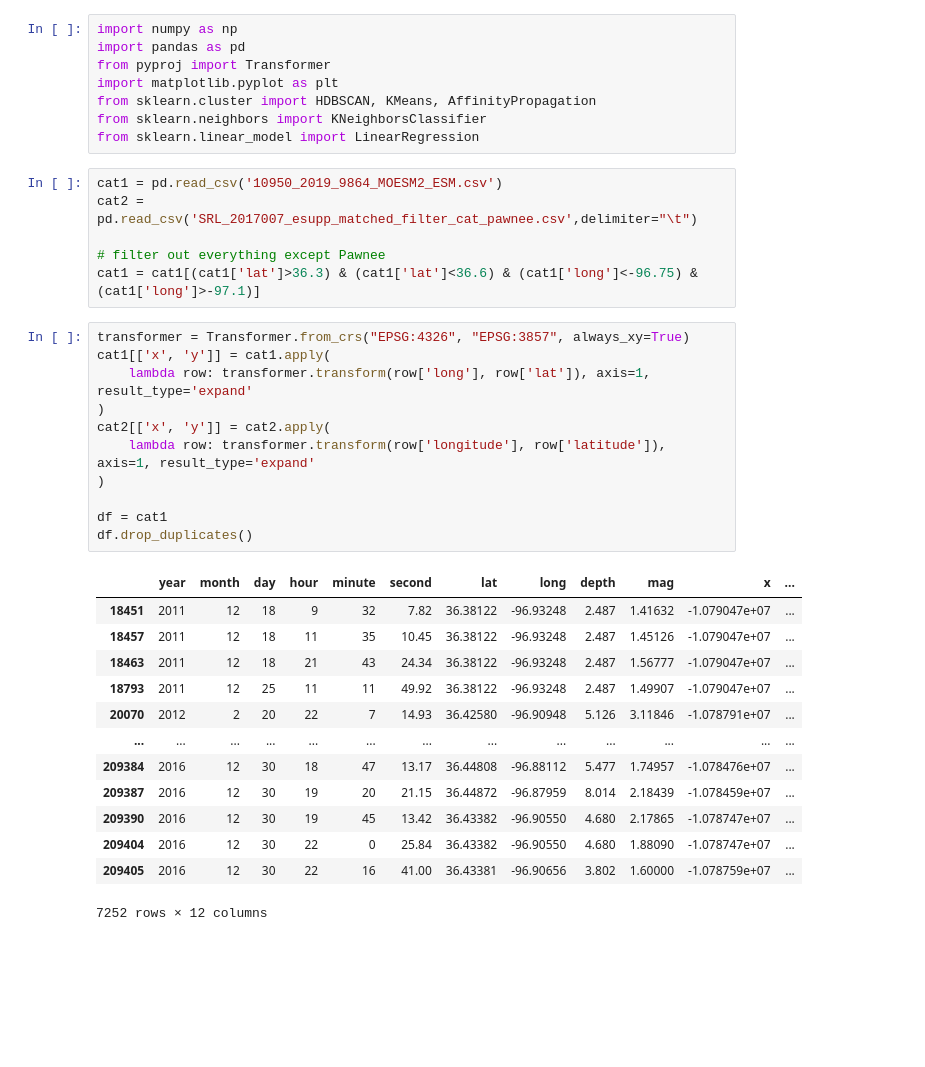
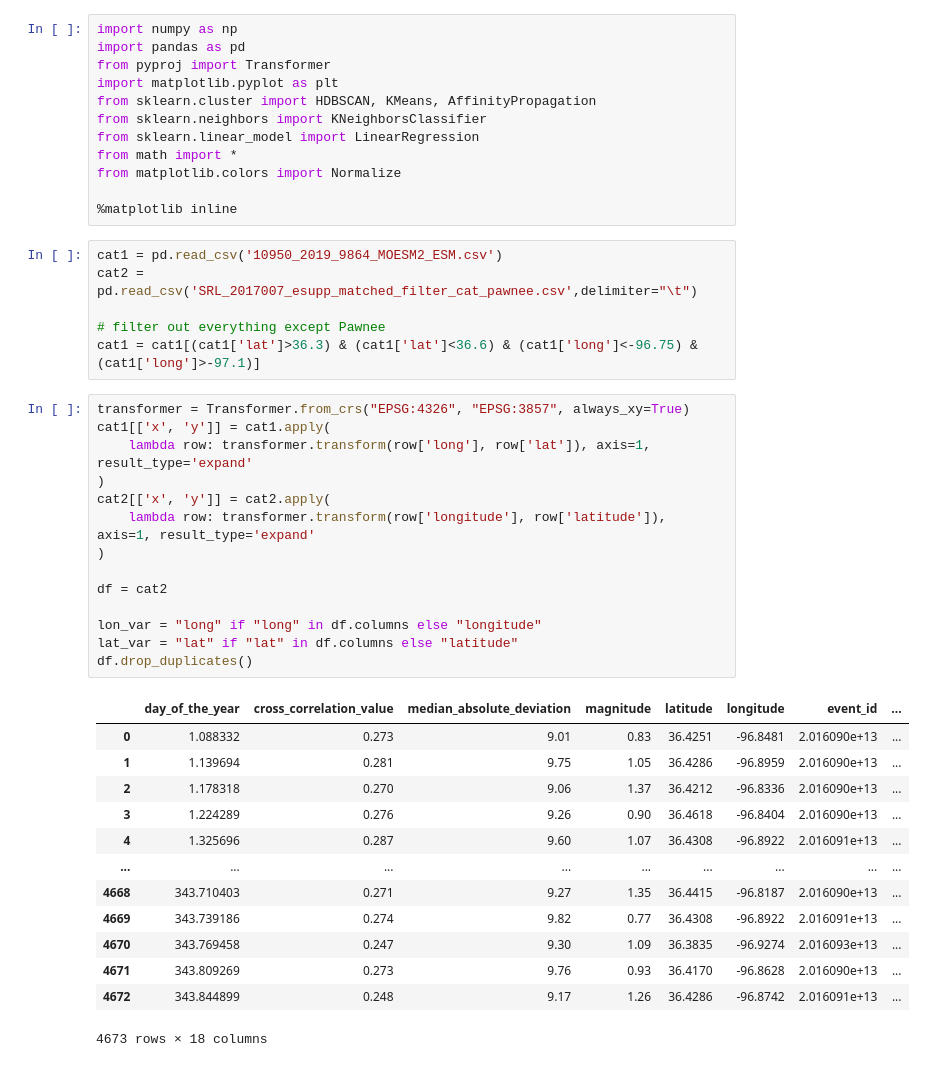
Before and after one commit to arkonique/earthquake-clustering, a Jupyter notebook: plane.ipynb, the cells around one changed output. Cells and saved outputs as stored; diff of their text form; blank space fills up the shorter version.

```diff
--- a/plane.ipynb
+++ b/plane.ipynb
@@ -6,6 +6,10 @@ import matplotlib.pyplot as plt
 from sklearn.cluster import HDBSCAN, KMeans, AffinityPropagation
 from sklearn.neighbors import KNeighborsClassifier
 from sklearn.linear_model import LinearRegression
+from math import *
+from matplotlib.colors import Normalize
+
+%matplotlib inline
 # %%
 cat1 = pd.read_csv('10950_2019_9864_MOESM2_ESM.csv')
 cat2 = pd.read_csv('SRL_2017007_esupp_matched_filter_cat_pawnee.csv',delimiter="\t")
@@ -15,28 +19,31 @@ cat1 = cat1[(cat1['lat']>36.3) & (cat1['lat']<36.6) & (cat1['long']<-96.75) & (c
 # %%
 transformer = Transformer.from_crs("EPSG:4326", "EPSG:3857", always_xy=True)
 cat1[['x', 'y']] = cat1.apply(
     lambda row: transformer.transform(row['long'], row['lat']), axis=1, result_type='expand'
 )
 cat2[['x', 'y']] = cat2.apply(
     lambda row: transformer.transform(row['longitude'], row['latitude']), axis=1, result_type='expand'
 )
 
-df = cat1
+df = cat2
+
+lon_var = "long" if "long" in df.columns else "longitude"
+lat_var = "lat" if "lat" in df.columns else "latitude"
 df.drop_duplicates()
 # %% [output]
-|  | year | month | day | hour | minute | second | lat | long | depth | mag | x | ... |
-| 18451 | 2011 | 12 | 18 | 9 | 32 | 7.82 | 36.38122 | -96.93248 | 2.487 | 1.41632 | -1.079047e+07 | ... |
-| 18457 | 2011 | 12 | 18 | 11 | 35 | 10.45 | 36.38122 | -96.93248 | 2.487 | 1.45126 | -1.079047e+07 | ... |
-| 18463 | 2011 | 12 | 18 | 21 | 43 | 24.34 | 36.38122 | -96.93248 | 2.487 | 1.56777 | -1.079047e+07 | ... |
-| 18793 | 2011 | 12 | 25 | 11 | 11 | 49.92 | 36.38122 | -96.93248 | 2.487 | 1.49907 | -1.079047e+07 | ... |
-| 20070 | 2012 | 2 | 20 | 22 | 7 | 14.93 | 36.42580 | -96.90948 | 5.126 | 3.11846 | -1.078791e+07 | ... |
-| ... | ... | ... | ... | ... | ... | ... | ... | ... | ... | ... | ... | ... |
-| 209384 | 2016 | 12 | 30 | 18 | 47 | 13.17 | 36.44808 | -96.88112 | 5.477 | 1.74957 | -1.078476e+07 | ... |
-| 209387 | 2016 | 12 | 30 | 19 | 20 | 21.15 | 36.44872 | -96.87959 | 8.014 | 2.18439 | -1.078459e+07 | ... |
-| 209390 | 2016 | 12 | 30 | 19 | 45 | 13.42 | 36.43382 | -96.90550 | 4.680 | 2.17865 | -1.078747e+07 | ... |
-| 209404 | 2016 | 12 | 30 | 22 | 0 | 25.84 | 36.43382 | -96.90550 | 4.680 | 1.88090 | -1.078747e+07 | ... |
-| 209405 | 2016 | 12 | 30 | 22 | 16 | 41.00 | 36.43381 | -96.90656 | 3.802 | 1.60000 | -1.078759e+07 | ... |
+|  | day_of_the_year | cross_correlation_value | median_absolute_deviation | magnitude | latitude | longitude | event_id | ... |
+| 0 | 1.088332 | 0.273 | 9.01 | 0.83 | 36.4251 | -96.8481 | 2.016090e+13 | ... |
+| 1 | 1.139694 | 0.281 | 9.75 | 1.05 | 36.4286 | -96.8959 | 2.016090e+13 | ... |
+| 2 | 1.178318 | 0.270 | 9.06 | 1.37 | 36.4212 | -96.8336 | 2.016090e+13 | ... |
+| 3 | 1.224289 | 0.276 | 9.26 | 0.90 | 36.4618 | -96.8404 | 2.016090e+13 | ... |
+| 4 | 1.325696 | 0.287 | 9.60 | 1.07 | 36.4308 | -96.8922 | 2.016091e+13 | ... |
+| ... | ... | ... | ... | ... | ... | ... | ... | ... |
+| 4668 | 343.710403 | 0.271 | 9.27 | 1.35 | 36.4415 | -96.8187 | 2.016090e+13 | ... |
+| 4669 | 343.739186 | 0.274 | 9.82 | 0.77 | 36.4308 | -96.8922 | 2.016091e+13 | ... |
+| 4670 | 343.769458 | 0.247 | 9.30 | 1.09 | 36.3835 | -96.9274 | 2.016093e+13 | ... |
+| 4671 | 343.809269 | 0.273 | 9.76 | 0.93 | 36.4170 | -96.8628 | 2.016090e+13 | ... |
+| 4672 | 343.844899 | 0.248 | 9.17 | 1.26 | 36.4286 | -96.8742 | 2.016091e+13 | ... |
-7252 rows × 12 columns
+4673 rows × 18 columns
 # %%
 # Outlier removal
 z_thres = 3.0
```
Also changed, not shown: parts of 4 cells of this notebook, 1 other file.
